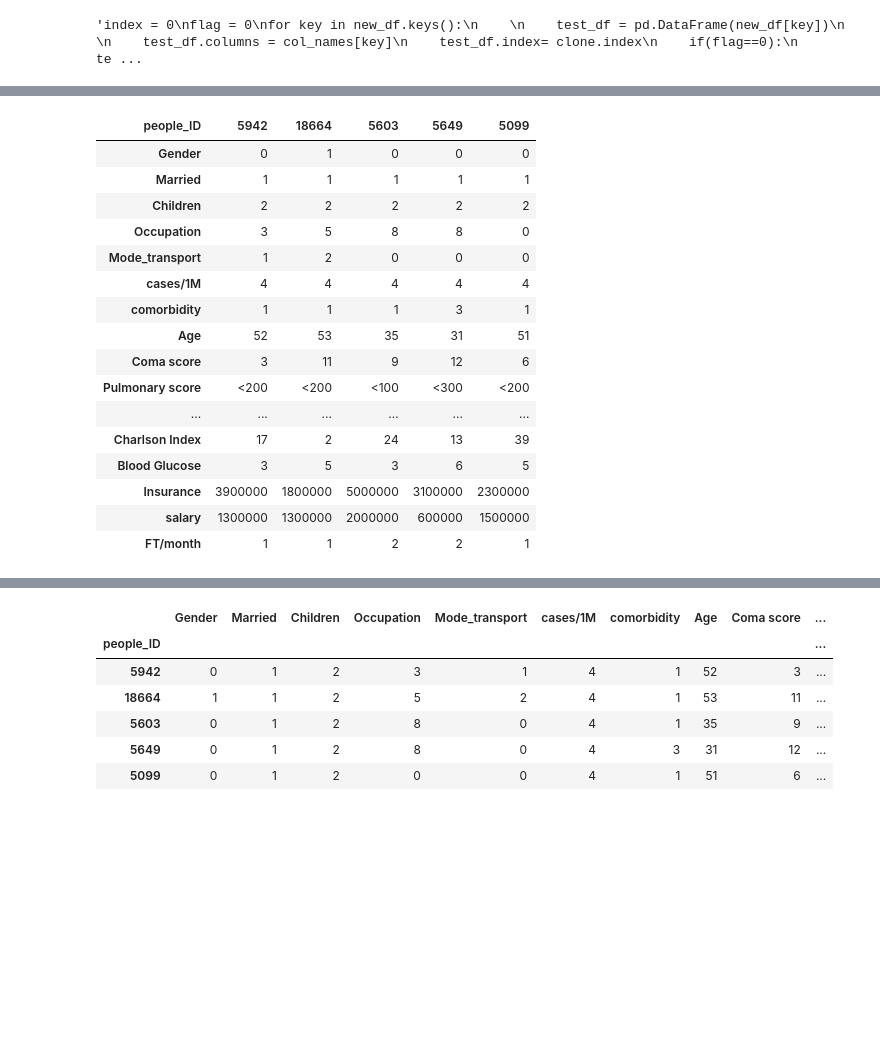
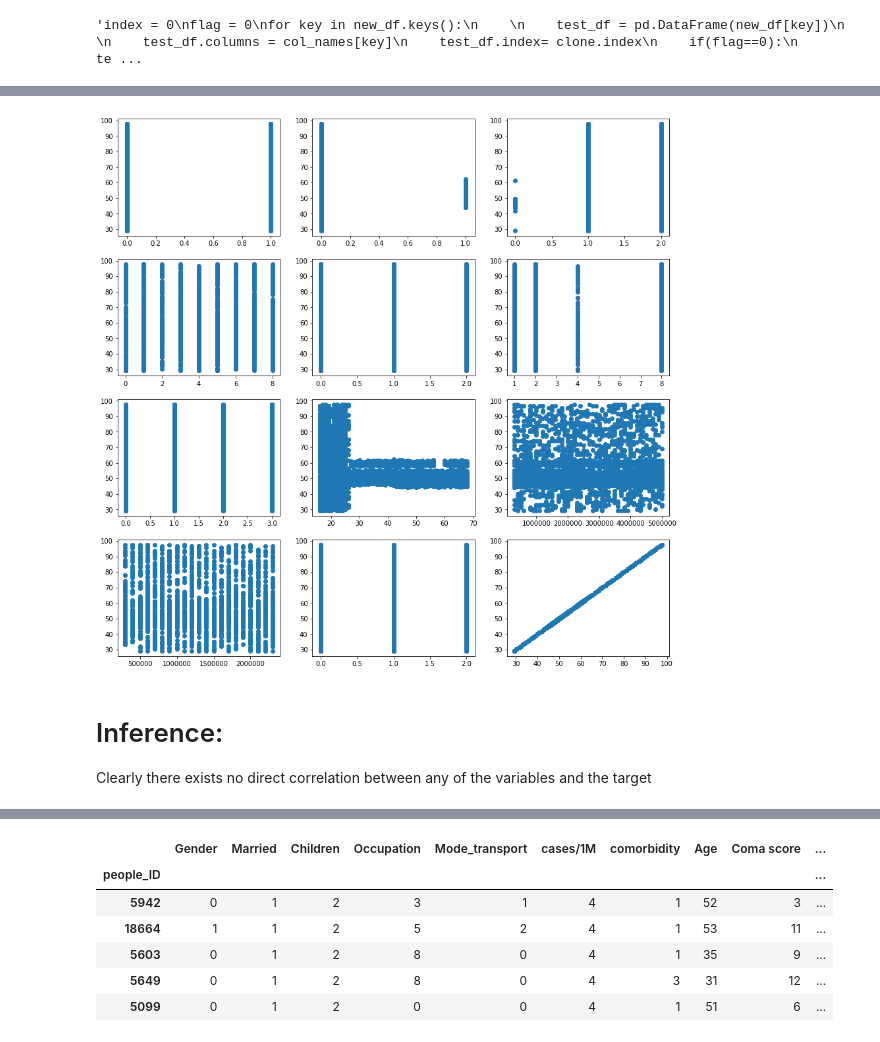
Before and after one commit to aryamansriram/Flipr_Hack, a Jupyter notebook: Flipr_Hack_EDA.ipynb, the cells around one changed output, grey strips where cells are left out. Drawn from its saved outputs; the diff is of its cells as text; code cells hidden in the pictures; blank space fills up the shorter version.

```diff
--- a/Flipr_Hack_EDA.ipynb
+++ b/Flipr_Hack_EDA.ipynb
@@ -321,20 +289,0 @@ test_df["cardiological pressure"] = le.fit_transform(test_df["cardiological pres
-# %%
-test_df.head().transpose()
-# %% [output]
-| people_ID | 5942 | 18664 | 5603 | 5649 | 5099 |
-| Gender | 0 | 1 | 0 | 0 | 0 |
-| Married | 1 | 1 | 1 | 1 | 1 |
-| Children | 2 | 2 | 2 | 2 | 2 |
-| Occupation | 3 | 5 | 8 | 8 | 0 |
-| Mode_transport | 1 | 2 | 0 | 0 | 0 |
-| cases/1M | 4 | 4 | 4 | 4 | 4 |
-| comorbidity | 1 | 1 | 1 | 3 | 1 |
-| Age | 52 | 53 | 35 | 31 | 51 |
-| Coma score | 3 | 11 | 9 | 12 | 6 |
-| Pulmonary score | <200 | <200 | <100 | <300 | <200 |
-| ... | ... | ... | ... | ... | ... |
-| Charlson Index | 17 | 2 | 24 | 13 | 39 |
-| Blood Glucose | 3 | 5 | 3 | 6 | 5 |
-| Insurance | 3900000 | 1800000 | 5000000 | 3100000 | 2300000 |
-| salary | 1300000 | 1300000 | 2000000 | 600000 | 1500000 |
-| FT/month | 1 | 1 | 2 | 2 | 1 |
@@ -353,0 +290,12 @@ test_df["Pulmonary score"] = df_ps
+# %%
+fig,ax = plt.subplots(4,3,figsize=(15,15))
+index = 0
+for i in range(4):
+    for j in range(3):
+        ax[i,j].scatter(clone.iloc[:,index],clone.iloc[:,-1])
+        index+=1
+# %% [output]
+[figure, added]
+# %% [markdown]
+# Inference:
+Clearly there exists no direct correlation between any of the variables and the target
```
Also changed, not shown: parts of 53 cells of this notebook.
